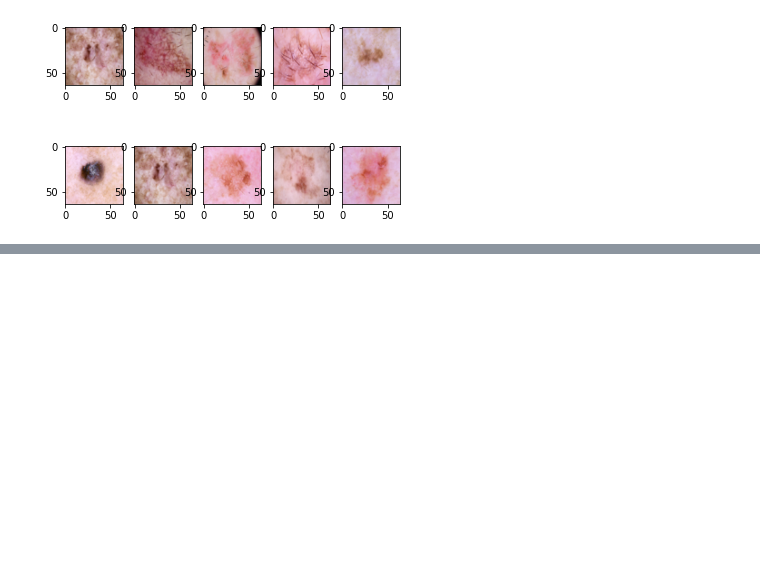
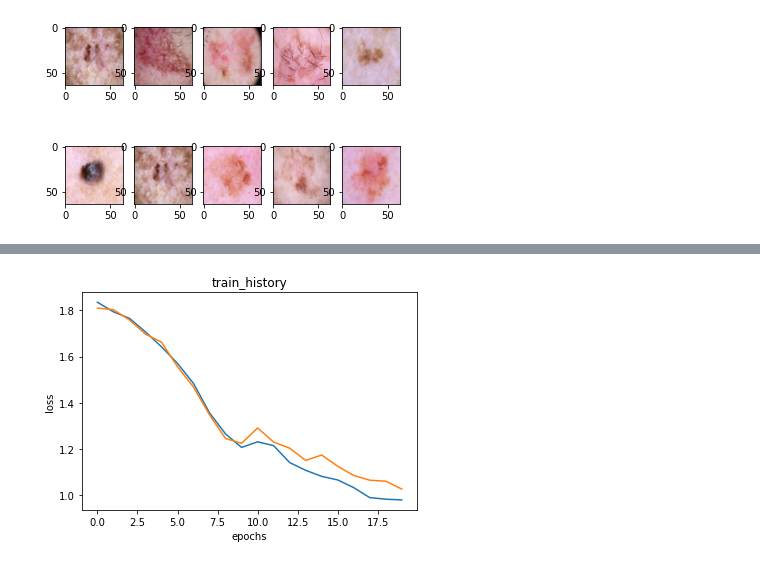
Before and after one commit to CooLguNxDD/CMPT-340, a Jupyter notebook: HAM10000_tutorial.ipynb, the cells around one changed output, grey strips where cells are left out. Cells and saved outputs as stored; diff of their text form; code cells hidden in the pictures; blank space fills up the shorter version.

```diff
--- a/HAM10000_tutorial.ipynb
+++ b/HAM10000_tutorial.ipynb
@@ -109,0 +204,5 @@ train_data,test_data,train_label,test_label = train_test_split(data,label_cat,te
+# %%
+# plot loss
+plot_train_history(train_history,'loss','val_loss')
+# %% [output]
+[figure, added]
```
Also changed, not shown: parts of 13 cells of this notebook.
